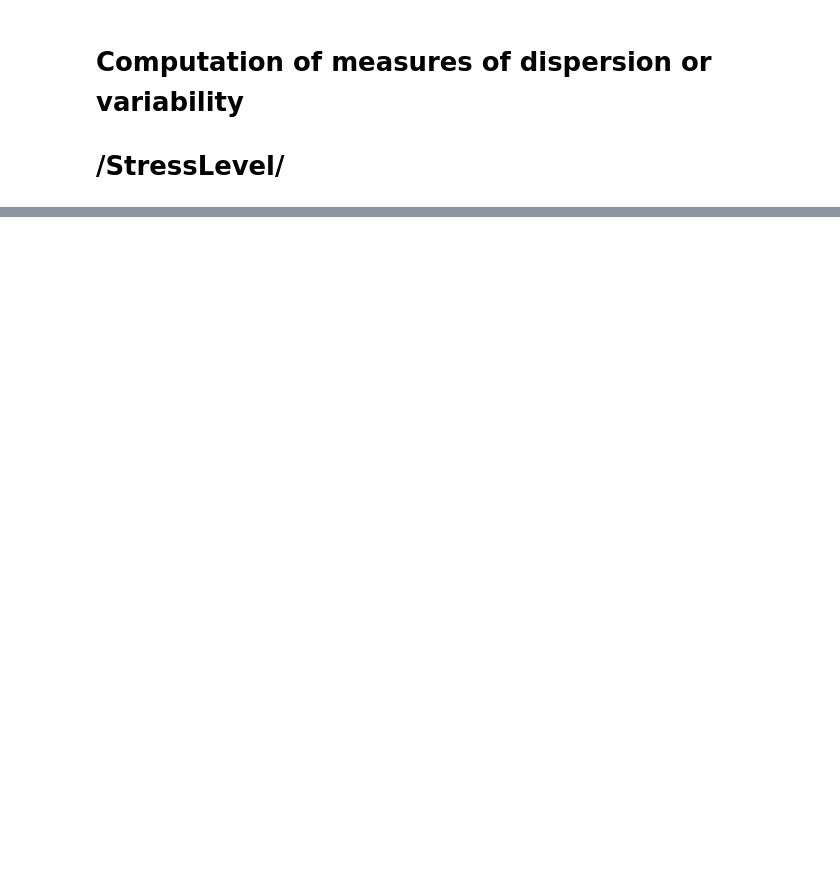
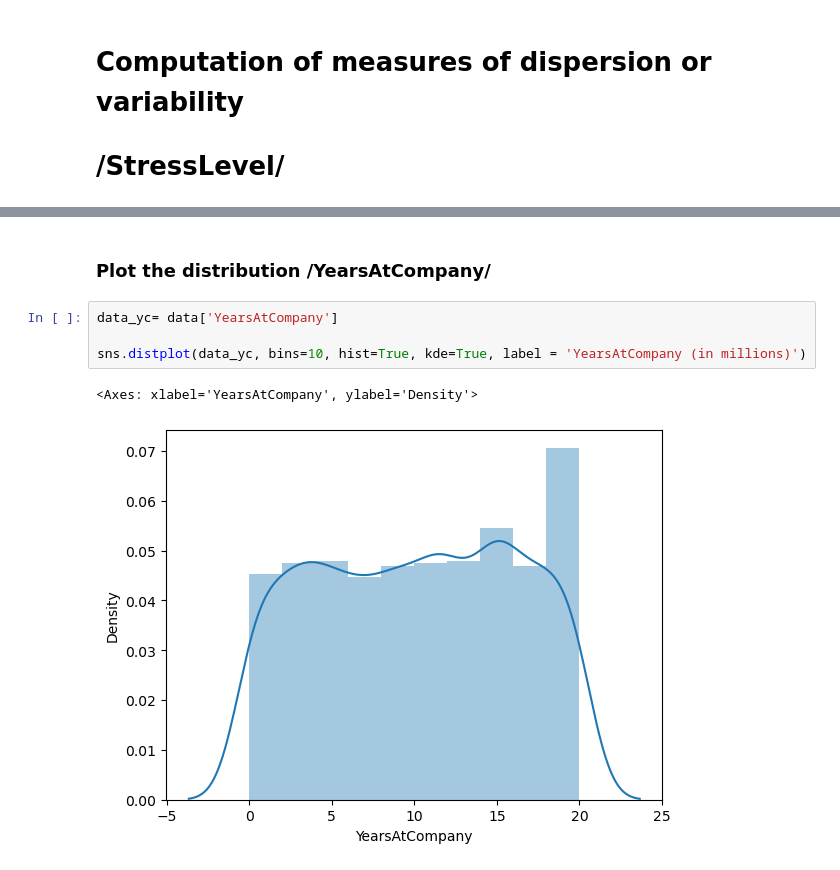
Before and after one commit to 2026378-coder/Statistical-Techniques-for-Data-Analysis-2026, a Jupyter notebook: Assignmnet.ipynb, the cells around one changed output, grey strips where cells are left out. Cells and saved outputs as stored; diff of their text form; blank space fills up the shorter version.

```diff
--- a/Assignmnet.ipynb
+++ b/Assignmnet.ipynb
@@ -181,0 +256,9 @@ NameError: name 'data_bol' is not defined
+# %% [markdown]
+### Plot the distribution /YearsAtCompany/
+# %%
+data_yc= data['YearsAtCompany']
+
+sns.distplot(data_yc, bins=10, hist=True, kde=True, label = 'YearsAtCompany (in millions)')
+# %% [output]
+<Axes: xlabel='YearsAtCompany', ylabel='Density'>
+[figure, added]
```
Also changed, not shown: parts of 37 cells of this notebook.
